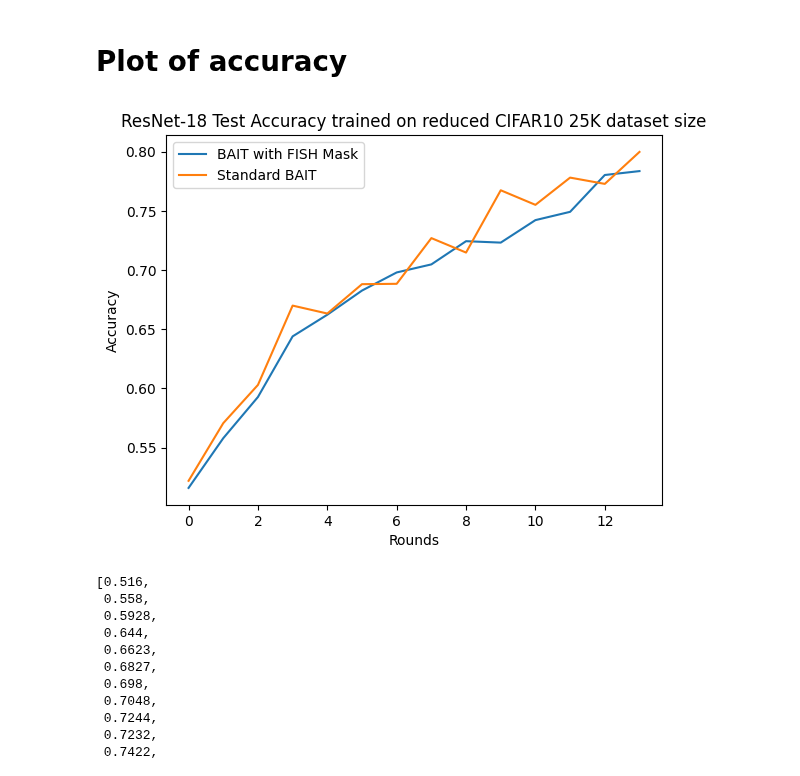
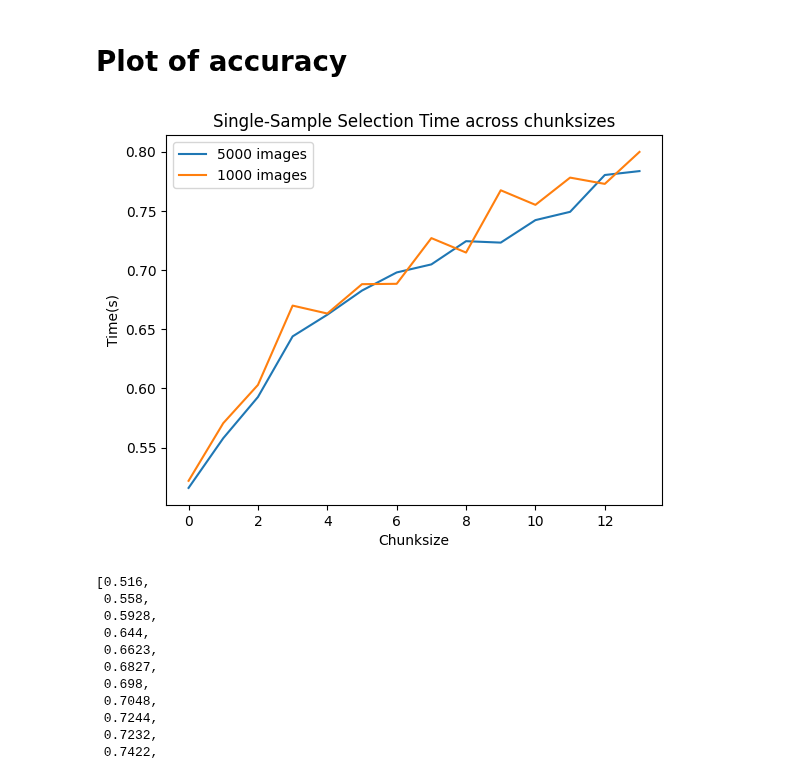
Before and after one commit to sgchr273/FisherMask, a Jupyter notebook: viz.ipynb, the cells around one changed output. Drawn from its saved outputs; the diff is of its cells as text; code cells hidden in the pictures.

```diff
--- a/viz.ipynb
+++ b/viz.ipynb
@@ -248,15 +402,23 @@ rd_accs = pickle.load(open("Save/Round_accuracies/Accuracy_for_" + exp_savefile
 rd_accs2 = pickle.load(open("Save/Round_accuracies/Accuracy_for_" + exp_savefile2 + ".p", "rb"))
 # %%
 import matplotlib.pyplot as plt
-plt.plot([rd_accs['FISH'][r] for r in range(len(rd_accs['FISH']))], label='BAIT with FISH Mask')
+""" plt.plot([rd_accs['FISH'][r] for r in range(len(rd_accs['FISH']))], label='BAIT with FISH Mask')
 plt.plot([rd_accs2['BAIT'][r] for r in range(14)], label='Standard BAIT')
 plt.xlabel('Rounds')
 plt.ylabel('Accuracy')
-plt.title('ResNet-18 Test Accuracy trained on reduced CIFAR10 25K dataset size')
+plt.title('ResNet-18 Test Accuracy trained on reduced CIFAR10 25K dataset size') """
+plt.plot([rd_accs['FISH'][r] for r in range(len(rd_accs['FISH']))], label="5000 images")#label='BAIT with FISH Mask')
+plt.plot([rd_accs2['BAIT'][r] for r in range(14)], label="1000 images")#label='Standard BAIT')
+#plt.xlabel('Rounds')
+#plt.ylabel('Accuracy')
+plt.xlabel('Chunksize')
+plt.ylabel('Time(s)')
+plt.title("Single-Sample Selection Time across chunksizes")
 plt.legend()
+#plt.savefig("accuracyplot.png", format="png", dpi=5000)
 plt.show()
 # %% [output]
-[figure, old version]
+[figure, new version]
 # %%
 # list(rd_accs.keys())
 # len(rd_accs['FISH'])
```
Also changed, not shown: parts of 20 cells of this notebook, 1 other file.
